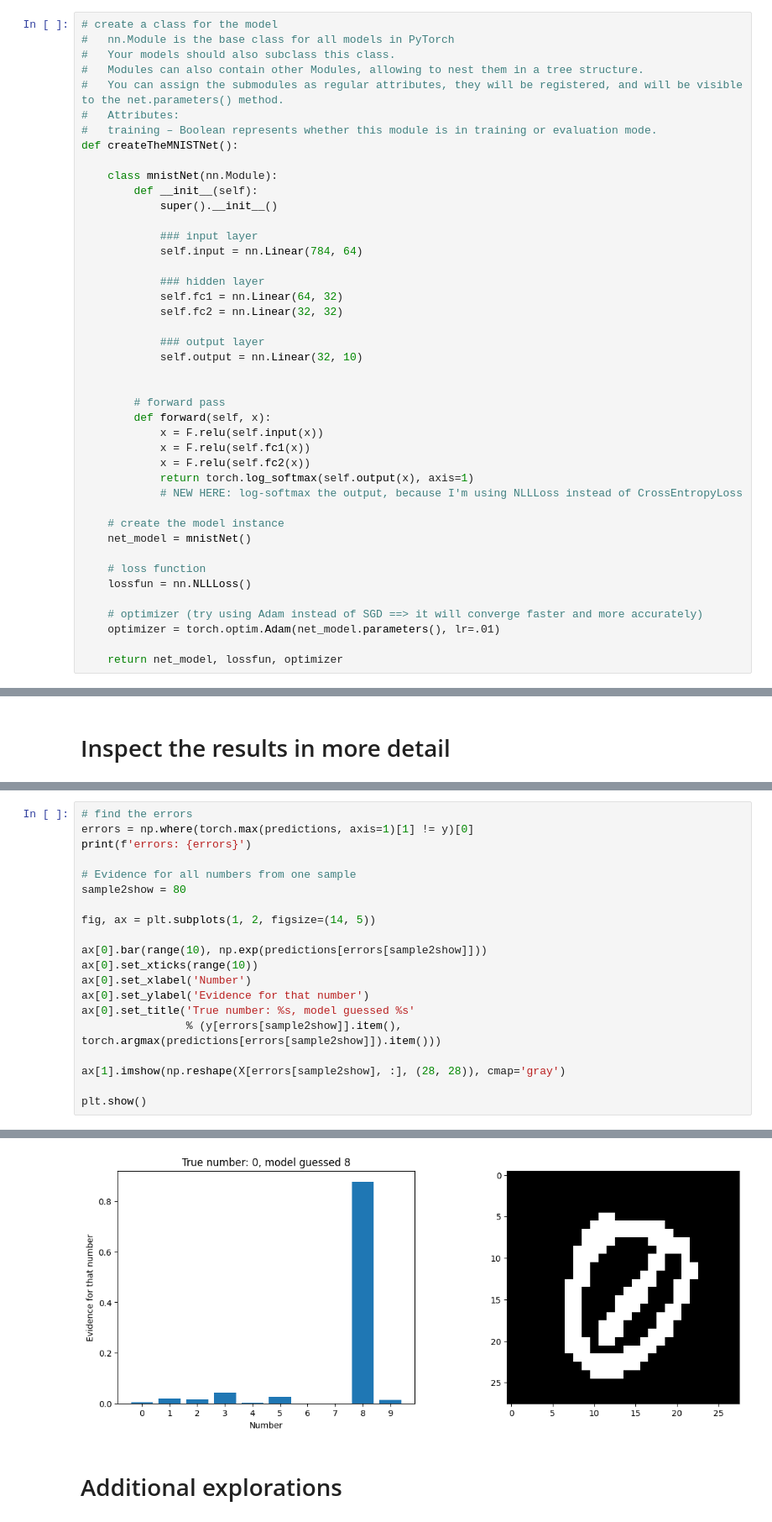
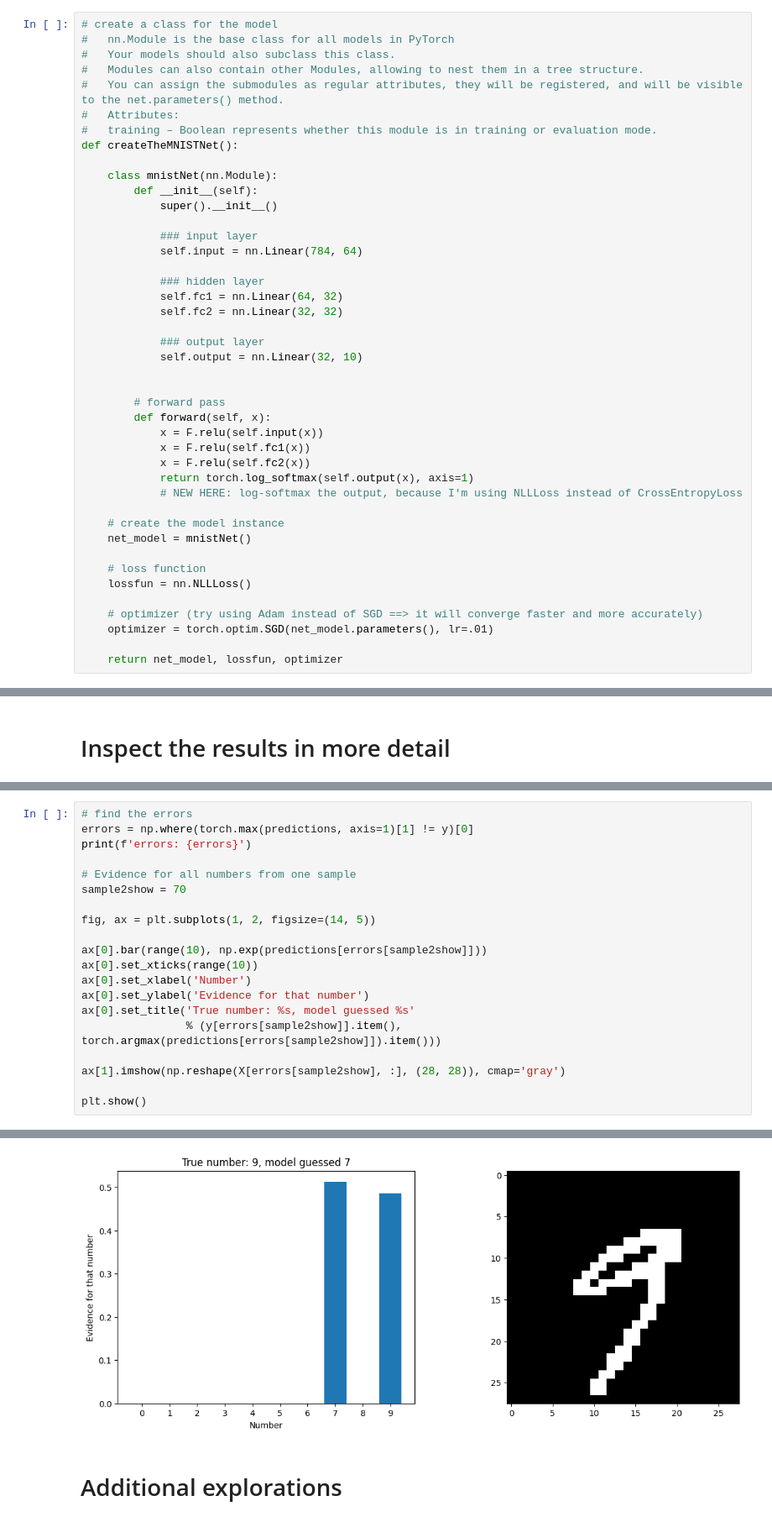
Before and after one commit to marzzelo/DeepUnderstandingOfDeepLearning, a Jupyter notebook: FFN/DUDL_FFN_FFNonMNIST_MAV.ipynb, the cells around one changed output, grey strips where cells are left out. Shown: that part at 84% size. Drawn from its saved outputs; the diff is of its cells as text.

```diff
--- a/FFN/DUDL_FFN_FFNonMNIST_MAV.ipynb
+++ b/FFN/DUDL_FFN_FFNonMNIST_MAV.ipynb
@@ -173,7 +173,7 @@ def createTheMNISTNet():
     lossfun = nn.NLLLoss()
 
     # optimizer (try using Adam instead of SGD ==> it will converge faster and more accurately)
-    optimizer = torch.optim.Adam(net_model.parameters(), lr=.01)
+    optimizer = torch.optim.SGD(net_model.parameters(), lr=.01)
 
     return net_model, lossfun, optimizer
 # %%
@@ -332,7 +332,7 @@ errors = np.where(torch.max(predictions, axis=1)[1] != y)[0]
 print(f'errors: {errors}')
 
 # Evidence for all numbers from one sample
-sample2show = 80
+sample2show = 70
 
 fig, ax = plt.subplots(1, 2, figsize=(14, 5))
 
@@ -357,4 +358,4 @@ errors: [  35   39   51   54  102  135  136  167  170  210  218  227  240  257
-[figure, old version]
+[figure, new version]
 # %% [markdown]
 # Additional explorations
 # %%
```
Also changed, not shown: parts of 5 cells of this notebook, 11 other files.
